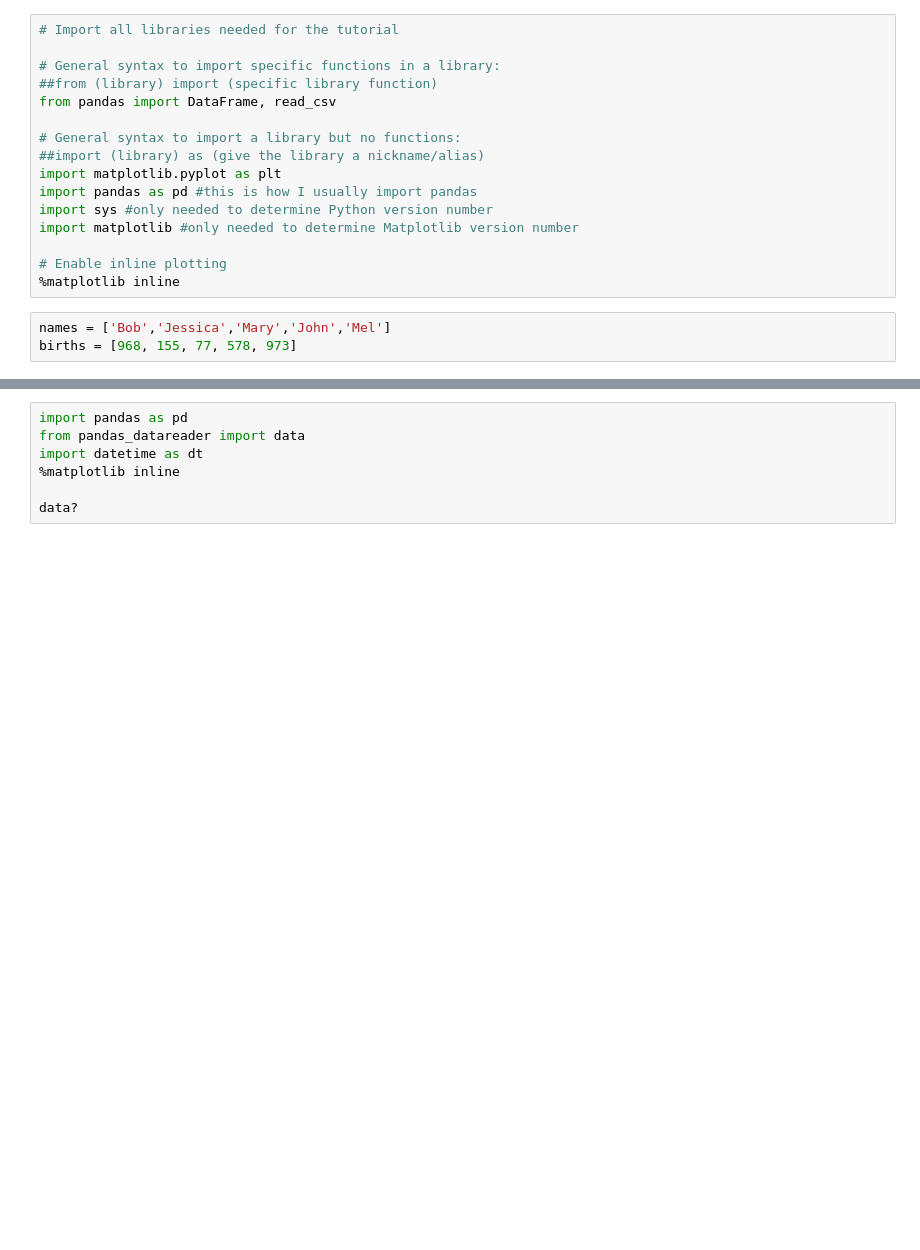
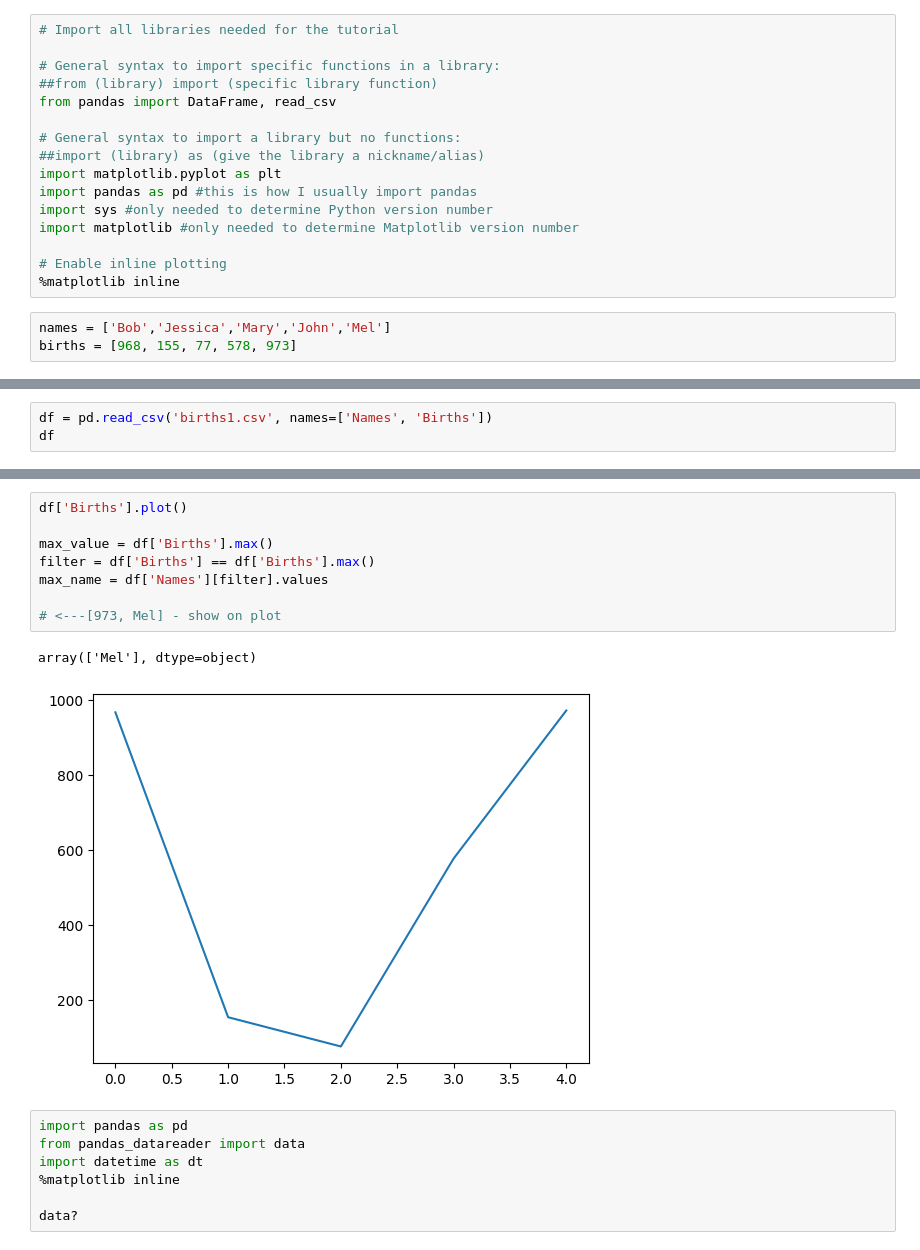
Before and after one commit to Data-Engineer-Course-Materials/big-data-02-2024, a Jupyter notebook: pandas_examples.ipynb, the cells around one changed output, grey strips where cells are left out. Drawn from its saved outputs; the diff is of its cells as text; blank space fills up the shorter version.

```diff
--- a/pandas_examples.ipynb
+++ b/pandas_examples.ipynb
@@ -24,0 +101,3 @@ births = [968, 155, 77, 578, 973]
+# %%
+df = pd.read_csv('births1.csv', names=['Names', 'Births'])
+df
@@ -25,3 +155,14 @@ births = [968, 155, 77, 578, 973]
+# %%
+df['Births'].plot()
+
+max_value = df['Births'].max()
+filter = df['Births'] == df['Births'].max()
+max_name = df['Names'][filter].values
+
+# <---[973, Mel] - show on plot
+# %% [output]
+array(['Mel'], dtype=object)
+[figure, added]
 # %%
 import pandas as pd
 from pandas_datareader import data
```
Also changed, not shown: parts of 13 cells of this notebook, 1 other file.
